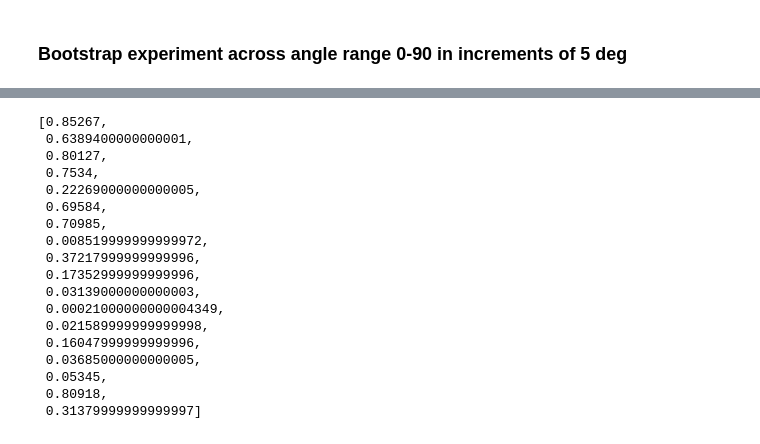
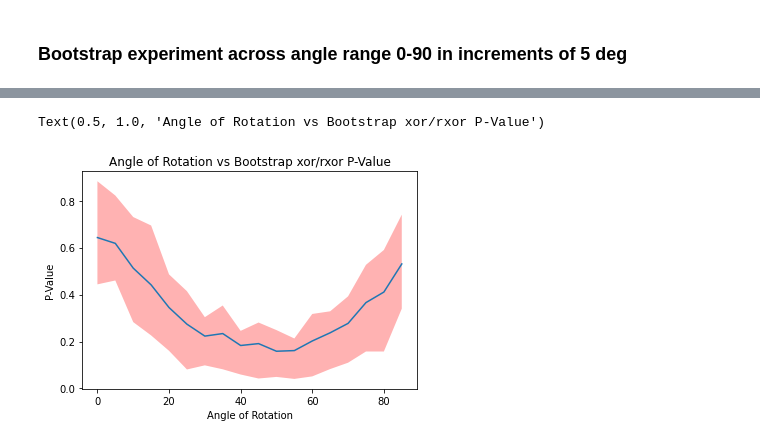
Before and after one commit to NeuroDataDesign/ProgLearn_2021-2022, a Jupyter notebook: Kevin_Feng/xor_rxor_subset_predictProba_bootstrap.ipynb, the cells around one changed output, grey strips where cells are left out. Saved outputs shown, nothing was run; the diff lists cells and outputs as text; code cells hidden in the pictures.

```diff
--- a/Kevin_Feng/xor_rxor_subset_predictProba_bootstrap.ipynb
+++ b/Kevin_Feng/xor_rxor_subset_predictProba_bootstrap.ipynb
@@ -311,21 +346,12 @@ plt.plot(angle_sweep, bootstrap_pvals)
-# %%
-bootstrap_pvals
-# %% [output]
-[0.85267,
- 0.6389400000000001,
- 0.80127,
- 0.7534,
- 0.22269000000000005,
- 0.69584,
- 0.70985,
- 0.008519999999999972,
- 0.37217999999999996,
- 0.17352999999999996,
- 0.03139000000000003,
- 0.00021000000000004349,
- 0.021589999999999998,
- 0.16047999999999996,
- 0.03685000000000005,
- 0.05345,
- 0.80918,
- 0.31379999999999997]
+# %%
+qunatiles = np.nanquantile(p_val_df.iloc[:,:-1], [0.25, 0.75], axis=1)
+plt.fill_between(
+    angle_sweep, qunatiles[0], qunatiles[1], facecolor="r", alpha=0.3
+)
+plt.plot(angle_sweep, p_val_df['mean'])
+plt.xlabel("Angle of Rotation")
+plt.ylabel("P-Value")
+plt.title("Angle of Rotation vs Bootstrap xor/rxor P-Value")
+# %% [output]
+Text(0.5, 1.0, 'Angle of Rotation vs Bootstrap xor/rxor P-Value')
+[figure, added]
```
Also changed, not shown: parts of 12 cells of this notebook.
